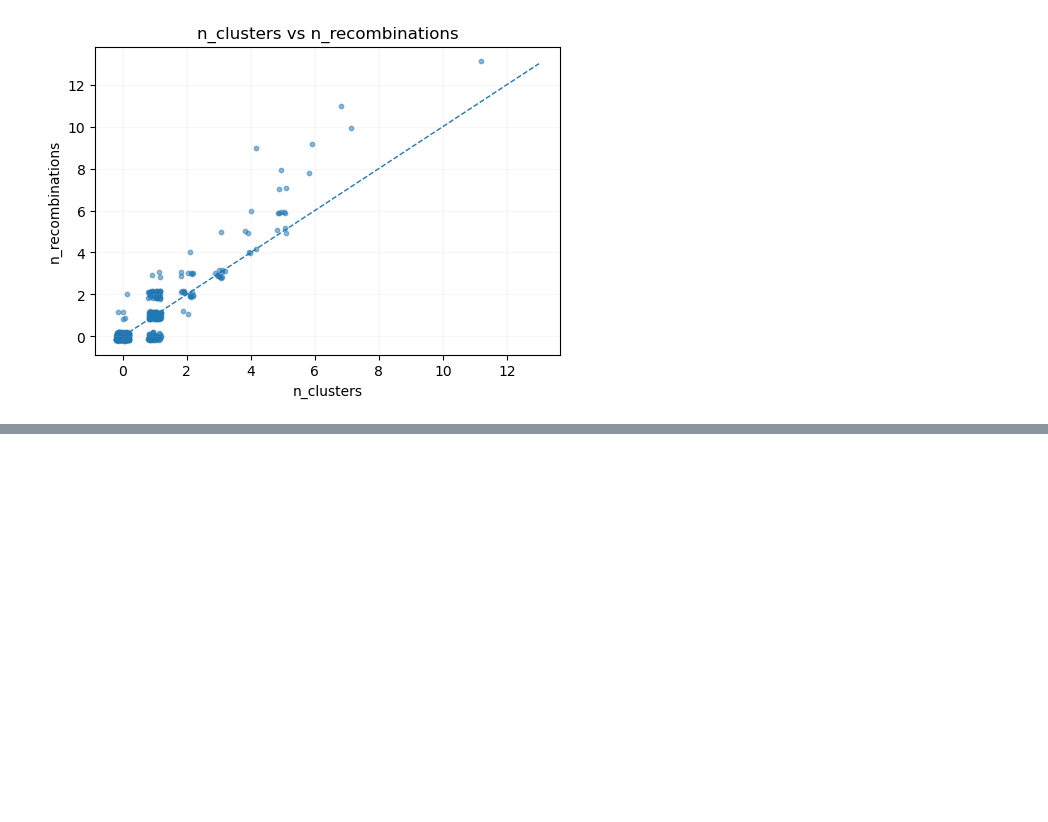
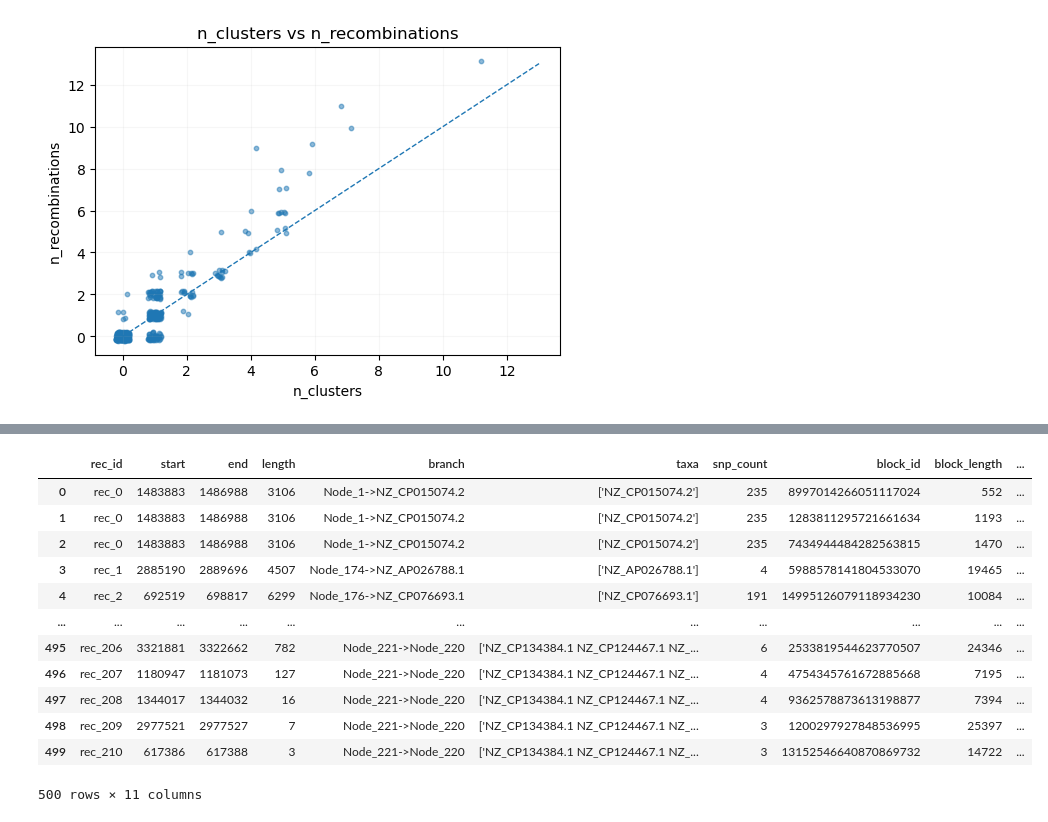
Before and after one commit to marie3003/junction_dataset, a Jupyter notebook: explore/gubbins_recombination.ipynb, the cells around one changed output, grey strips where cells are left out. Drawn from its saved outputs; the diff is of its cells as text; code cells hidden in the pictures; blank space fills up the shorter version.

Commit message:
gubbins analysis

```diff
--- a/explore/gubbins_recombination.ipynb
+++ b/explore/gubbins_recombination.ipynb
@@ -165,0 +173,17 @@ plt.show()
+# %%
+recombinations_block_df = pd.read_csv("../results/gubbins_new/recombination_block_long.csv")
+recombinations_block_df
+# %% [output]
+|  | rec_id | start | end | length | branch | taxa | snp_count | block_id | block_length | ... |
+| 0 | rec_0 | 1483883 | 1486988 | 3106 | Node_1->NZ_CP015074.2 | ['NZ_CP015074.2'] | 235 | 8997014266051117024 | 552 | ... |
+| 1 | rec_0 | 1483883 | 1486988 | 3106 | Node_1->NZ_CP015074.2 | ['NZ_CP015074.2'] | 235 | 1283811295721661634 | 1193 | ... |
+| 2 | rec_0 | 1483883 | 1486988 | 3106 | Node_1->NZ_CP015074.2 | ['NZ_CP015074.2'] | 235 | 7434944484282563815 | 1470 | ... |
+| 3 | rec_1 | 2885190 | 2889696 | 4507 | Node_174->NZ_AP026788.1 | ['NZ_AP026788.1'] | 4 | 5988578141804533070 | 19465 | ... |
+| 4 | rec_2 | 692519 | 698817 | 6299 | Node_176->NZ_CP076693.1 | ['NZ_CP076693.1'] | 191 | 14995126079118934230 | 10084 | ... |
+| ... | ... | ... | ... | ... | ... | ... | ... | ... | ... | ... |
+| 495 | rec_206 | 3321881 | 3322662 | 782 | Node_221->Node_220 | ['NZ_CP134384.1 NZ_CP124467.1 NZ_... | 6 | 2533819544623770507 | 24346 | ... |
+| 496 | rec_207 | 1180947 | 1181073 | 127 | Node_221->Node_220 | ['NZ_CP134384.1 NZ_CP124467.1 NZ_... | 4 | 4754345761672885668 | 7195 | ... |
+| 497 | rec_208 | 1344017 | 1344032 | 16 | Node_221->Node_220 | ['NZ_CP134384.1 NZ_CP124467.1 NZ_... | 4 | 9362578873613198877 | 7394 | ... |
+| 498 | rec_209 | 2977521 | 2977527 | 7 | Node_221->Node_220 | ['NZ_CP134384.1 NZ_CP124467.1 NZ_... | 3 | 1200297927848536995 | 25397 | ... |
+| 499 | rec_210 | 617386 | 617388 | 3 | Node_221->Node_220 | ['NZ_CP134384.1 NZ_CP124467.1 NZ_... | 3 | 13152546640870869732 | 14722 | ... |
+500 rows × 11 columns
```
Also changed, not shown: parts of 2 cells of this notebook, 4 other files.
